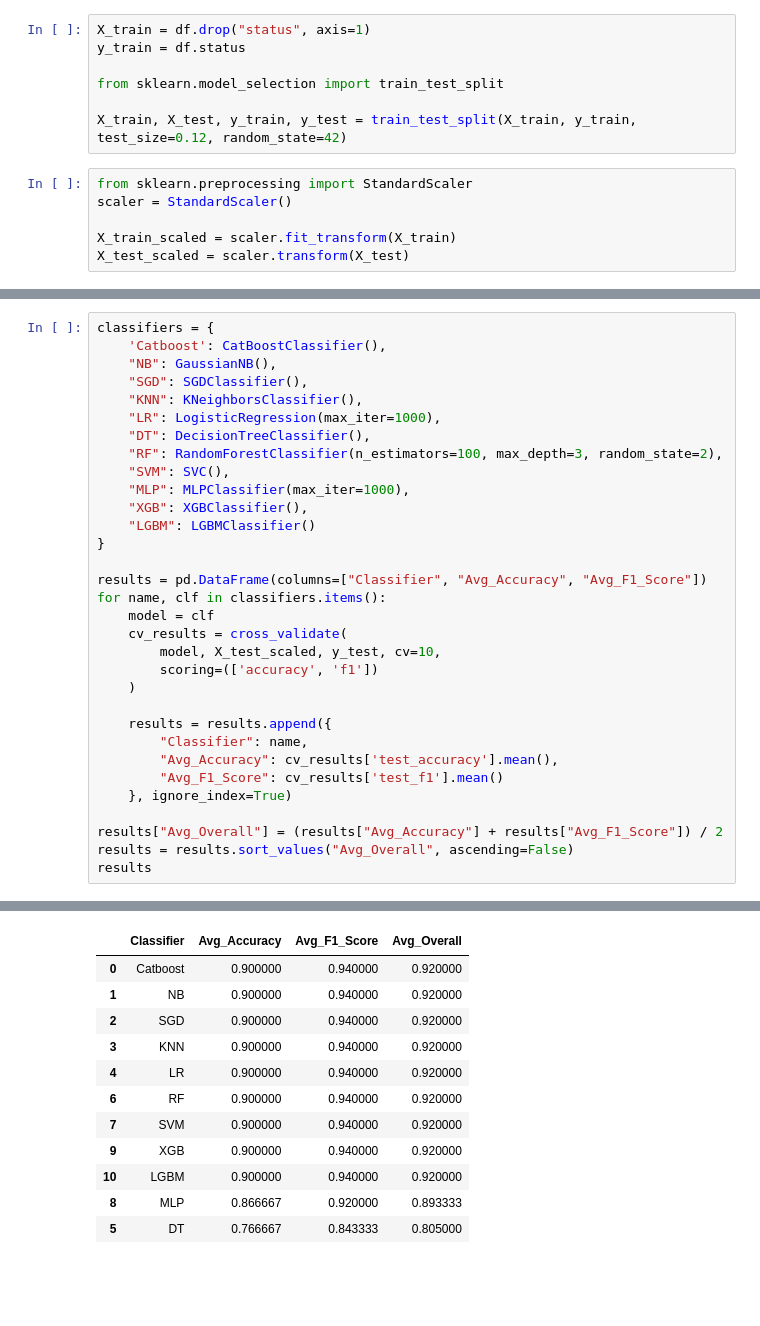
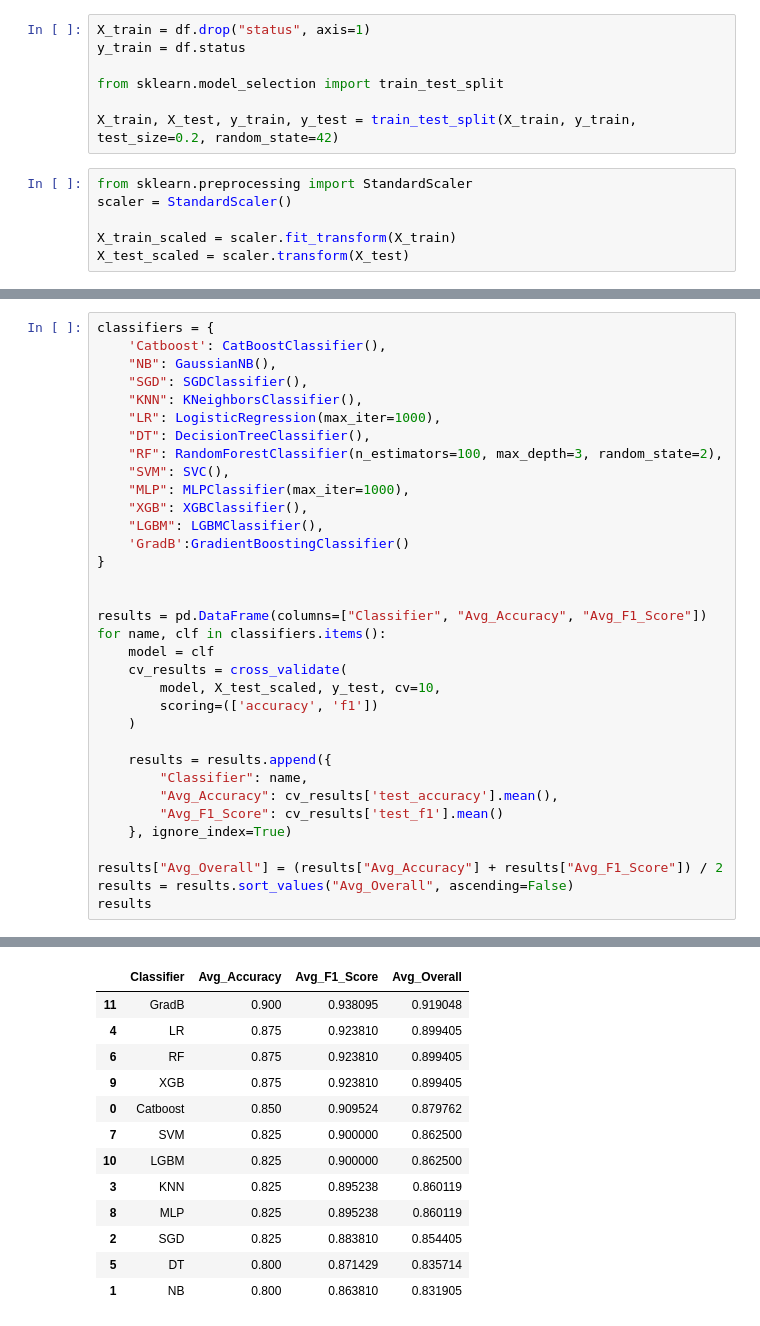
Before and after one commit to uraninjo/DiseaseDetection, a Jupyter notebook: DataScience/directapp.ipynb, the cells around one changed output, grey strips where cells are left out. Cells and saved outputs as stored; diff of their text form; blank space fills up the shorter version.

```diff
--- a/DataScience/directapp.ipynb
+++ b/DataScience/directapp.ipynb
@@ -51,7 +51,7 @@ y_train = df.status
 
 from sklearn.model_selection import train_test_split
 
-X_train, X_test, y_train, y_test = train_test_split(X_train, y_train, test_size=0.12, random_state=42)
+X_train, X_test, y_train, y_test = train_test_split(X_train, y_train, test_size=0.2, random_state=42)
 # %%
 from sklearn.preprocessing import StandardScaler
 scaler = StandardScaler()
@@ -84,8 +88,10 @@ classifiers = {
     "SVM": SVC(),
     "MLP": MLPClassifier(max_iter=1000),
     "XGB": XGBClassifier(),
-    "LGBM": LGBMClassifier()
+    "LGBM": LGBMClassifier(),
+    'GradB':GradientBoostingClassifier()
 }
+
 
 results = pd.DataFrame(columns=["Classifier", "Avg_Accuracy", "Avg_F1_Score"])
 for name, clf in classifiers.items():
@@ -125,13 +131,14 @@ Learning rate set to 0.001979
 |  | Classifier | Avg_Accuracy | Avg_F1_Score | Avg_Overall |
-| 0 | Catboost | 0.900000 | 0.940000 | 0.920000 |
-| 1 | NB | 0.900000 | 0.940000 | 0.920000 |
-| 2 | SGD | 0.900000 | 0.940000 | 0.920000 |
-| 3 | KNN | 0.900000 | 0.940000 | 0.920000 |
-| 4 | LR | 0.900000 | 0.940000 | 0.920000 |
-| 6 | RF | 0.900000 | 0.940000 | 0.920000 |
-| 7 | SVM | 0.900000 | 0.940000 | 0.920000 |
-| 9 | XGB | 0.900000 | 0.940000 | 0.920000 |
-| 10 | LGBM | 0.900000 | 0.940000 | 0.920000 |
-| 8 | MLP | 0.866667 | 0.920000 | 0.893333 |
-| 5 | DT | 0.766667 | 0.843333 | 0.805000 |
+| 11 | GradB | 0.900 | 0.938095 | 0.919048 |
+| 4 | LR | 0.875 | 0.923810 | 0.899405 |
+| 6 | RF | 0.875 | 0.923810 | 0.899405 |
+| 9 | XGB | 0.875 | 0.923810 | 0.899405 |
+| 0 | Catboost | 0.850 | 0.909524 | 0.879762 |
+| 7 | SVM | 0.825 | 0.900000 | 0.862500 |
+| 10 | LGBM | 0.825 | 0.900000 | 0.862500 |
+| 3 | KNN | 0.825 | 0.895238 | 0.860119 |
+| 8 | MLP | 0.825 | 0.895238 | 0.860119 |
+| 2 | SGD | 0.825 | 0.883810 | 0.854405 |
+| 5 | DT | 0.800 | 0.871429 | 0.835714 |
+| 1 | NB | 0.800 | 0.863810 | 0.831905 |
 # %%
```
Also changed, not shown: parts of 10 cells of this notebook, 5 other files.
